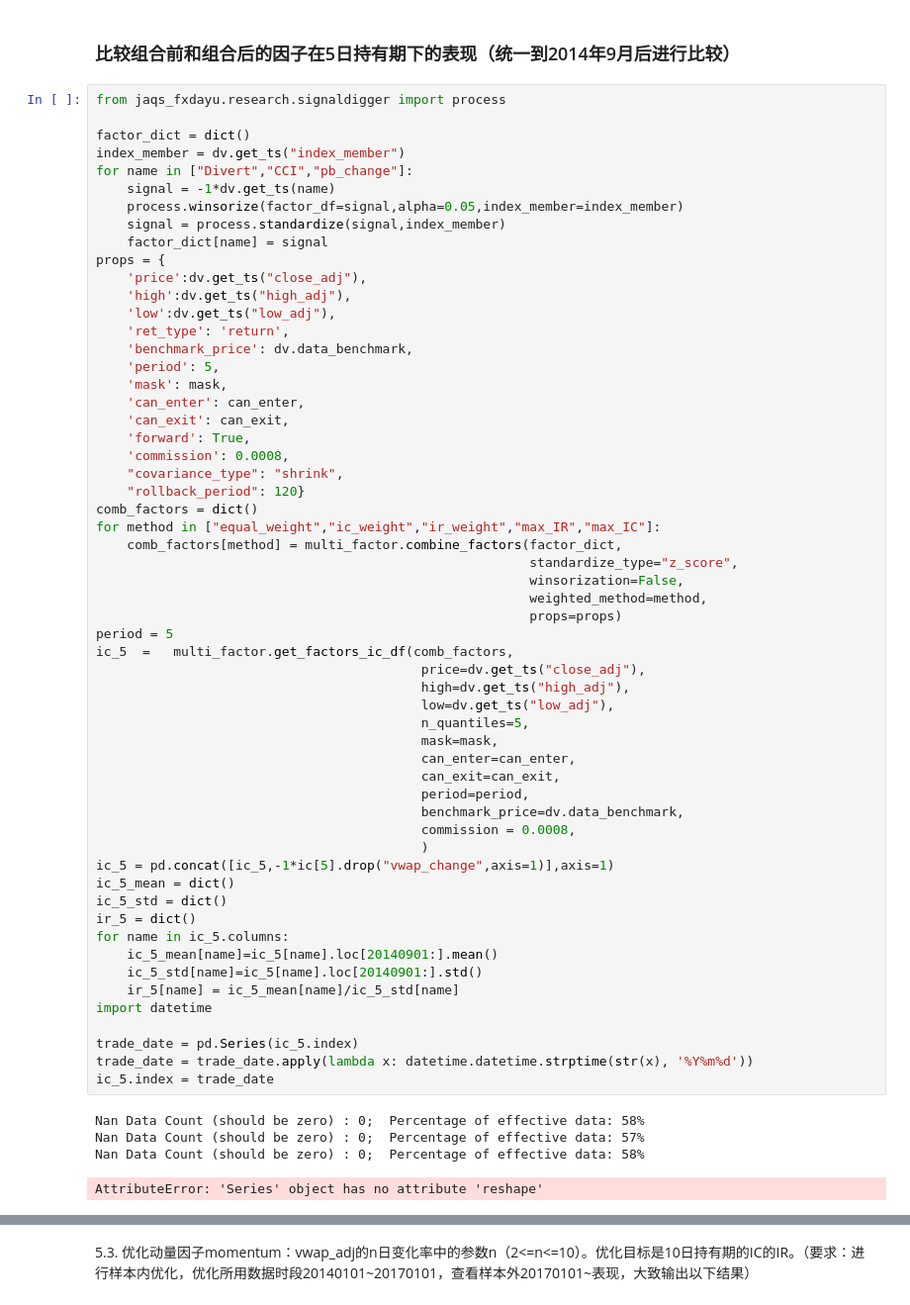
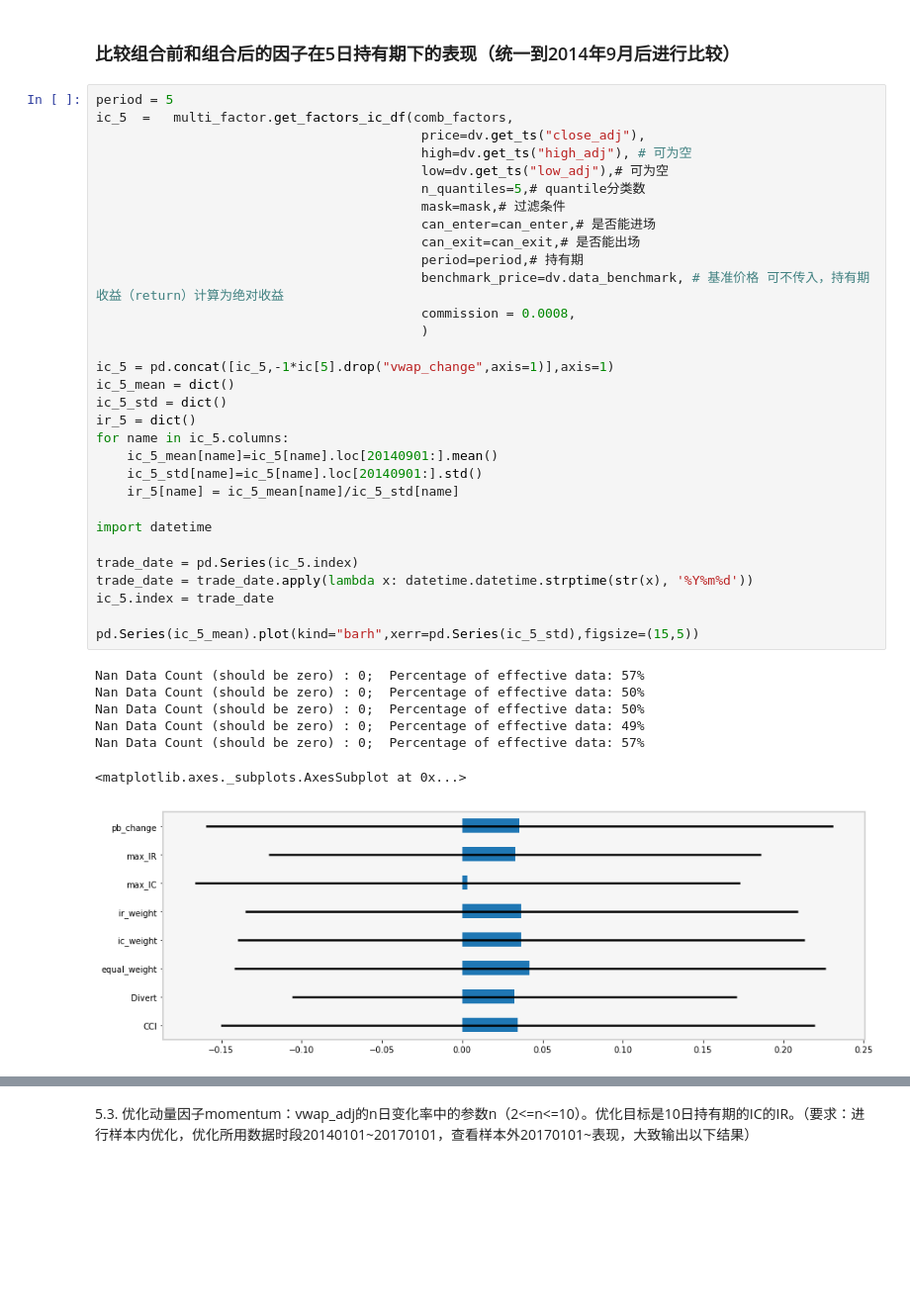
Before and after one commit to auroraso/hellogit, a Jupyter notebook: 2、talib、数据处理与jaqs相关试题.ipynb, the cells around one changed output, grey strips where cells are left out. Shown at 99% size. Saved outputs shown, nothing was run; the diff lists cells and outputs as text; blank space fills up the shorter version.

```diff
--- a/2、talib、数据处理与jaqs相关试题.ipynb
+++ b/2、talib、数据处理与jaqs相关试题.ipynb
@@ -267,64 +354,41 @@ ir_table.plot(kind="barh",figsize=(15,5))
 # %% [markdown]
 ### 比较组合前和组合后的因子在5日持有期下的表现（统一到2014年9月后进行比较）
 # %%
-from jaqs_fxdayu.research.signaldigger import process
-
-factor_dict = dict()
-index_member = dv.get_ts("index_member")
-for name in ["Divert","CCI","pb_change"]:
-    signal = -1*dv.get_ts(name)
-    process.winsorize(factor_df=signal,alpha=0.05,index_member=index_member)
-    signal = process.standardize(signal,index_member)
-    factor_dict[name] = signal
-props = {
-    'price':dv.get_ts("close_adj"),
-    'high':dv.get_ts("high_adj"),
-    'low':dv.get_ts("low_adj"),
-    'ret_type': 'return',
-    'benchmark_price': dv.data_benchmark,
-    'period': 5,
-    'mask': mask,
-    'can_enter': can_enter,
-    'can_exit': can_exit,
-    'forward': True,
-    'commission': 0.0008,
-    "covariance_type": "shrink",
-    "rollback_period": 120}
-comb_factors = dict()
-for method in ["equal_weight","ic_weight","ir_weight","max_IR","max_IC"]:
-    comb_factors[method] = multi_factor.combine_factors(factor_dict,
-                                                        standardize_type="z_score",
-                                                        winsorization=False,
-                                                        weighted_method=method,
-                                                        props=props)
 period = 5
 ic_5  =   multi_factor.get_factors_ic_df(comb_factors,
                                           price=dv.get_ts("close_adj"),
-                                          high=dv.get_ts("high_adj"),
-                                          low=dv.get_ts("low_adj"),
-                                          n_quantiles=5,
-                                          mask=mask,
-                                          can_enter=can_enter,
-                                          can_exit=can_exit,
-                                          period=period,
-                                          benchmark_price=dv.data_benchmark,
+                                          high=dv.get_ts("high_adj"), # 可为空
+                                          low=dv.get_ts("low_adj"),# 可为空
+                                          n_quantiles=5,# quantile分类数
+                                          mask=mask,# 过滤条件
+                                          can_enter=can_enter,# 是否能进场
+                                          can_exit=can_exit,# 是否能出场
+                                          period=period,# 持有期
+                                          benchmark_price=dv.data_benchmark, # 基准价格 可不传入，持有期收益（return）计算为绝对收益
                                           commission = 0.0008,
                                           )
+
 ic_5 = pd.concat([ic_5,-1*ic[5].drop("vwap_change",axis=1)],axis=1)
 ic_5_mean = dict()
 ic_5_std = dict()
 ir_5 = dict()
 for name in ic_5.columns:
     ic_5_mean[name]=ic_5[name].loc[20140901:].mean()
     ic_5_std[name]=ic_5[name].loc[20140901:].std()
     ir_5[name] = ic_5_mean[name]/ic_5_std[name]
+
 import datetime
 
 trade_date = pd.Series(ic_5.index)
 trade_date = trade_date.apply(lambda x: datetime.datetime.strptime(str(x), '%Y%m%d'))
 ic_5.index = trade_date
+
+pd.Series(ic_5_mean).plot(kind="barh",xerr=pd.Series(ic_5_std),figsize=(15,5))
 # %% [output]
-Nan Data Count (should be zero) : 0;  Percentage of effective data: 58%
 Nan Data Count (should be zero) : 0;  Percentage of effective data: 57%
-Nan Data Count (should be zero) : 0;  Percentage of effective data: 58%
+Nan Data Count (should be zero) : 0;  Percentage of effective data: 50%
+Nan Data Count (should be zero) : 0;  Percentage of effective data: 50%
+Nan Data Count (should be zero) : 0;  Percentage of effective data: 49%
+Nan Data Count (should be zero) : 0;  Percentage of effective data: 57%
-AttributeError: 'Series' object has no attribute 'reshape'
+<matplotlib.axes._subplots.AxesSubplot at 0x...>
+[figure, added]
```
Also changed, not shown: parts of 34 cells of this notebook.
